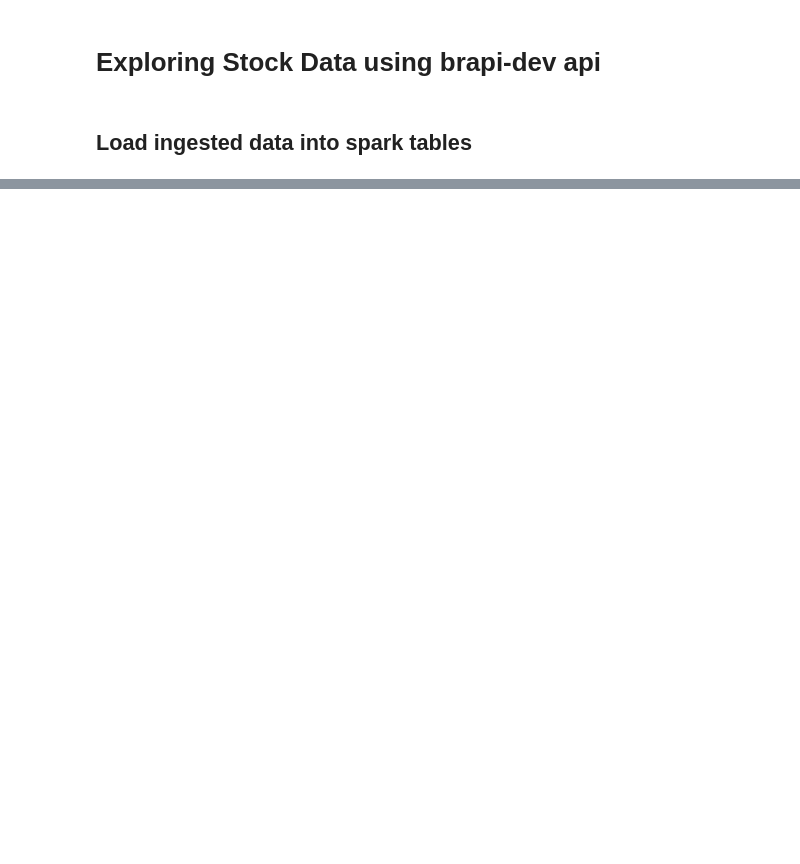
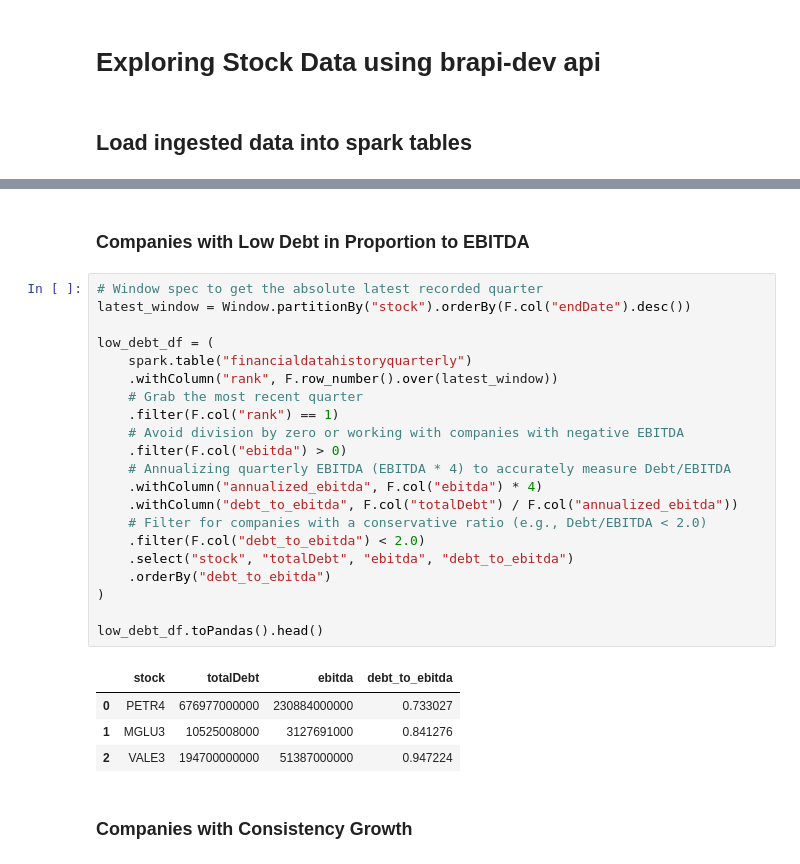
Before and after one commit to Henmachado/brapi_stocks, a Jupyter notebook: data_lake.ipynb, the cells around one changed output, grey strips where cells are left out. Saved outputs shown, nothing was run; the diff lists cells and outputs as text; blank space fills up the shorter version.

```diff
--- a/data_lake.ipynb
+++ b/data_lake.ipynb
@@ -17,0 +52,30 @@ To adjust logging level use sc.setLogLevel(newLevel). For SparkR, use setLogLeve
+# %% [markdown]
+### Companies with Low Debt in Proportion to EBITDA
+# %%
+# Window spec to get the absolute latest recorded quarter
+latest_window = Window.partitionBy("stock").orderBy(F.col("endDate").desc())
+
+low_debt_df = (
+    spark.table("financialdatahistoryquarterly")
+    .withColumn("rank", F.row_number().over(latest_window))
+    # Grab the most recent quarter
+    .filter(F.col("rank") == 1)
+    # Avoid division by zero or working with companies with negative EBITDA
+    .filter(F.col("ebitda") > 0)
+    # Annualizing quarterly EBITDA (EBITDA * 4) to accurately measure Debt/EBITDA
+    .withColumn("annualized_ebitda", F.col("ebitda") * 4)
+    .withColumn("debt_to_ebitda", F.col("totalDebt") / F.col("annualized_ebitda"))
+    # Filter for companies with a conservative ratio (e.g., Debt/EBITDA < 2.0)
+    .filter(F.col("debt_to_ebitda") < 2.0)
+    .select("stock", "totalDebt", "ebitda", "debt_to_ebitda")
+    .orderBy("debt_to_ebitda")
+)
+
+low_debt_df.toPandas().head()
+# %% [output]
+|  | stock | totalDebt | ebitda | debt_to_ebitda |
+| 0 | PETR4 | 676977000000 | 230884000000 | 0.733027 |
+| 1 | MGLU3 | 10525008000 | 3127691000 | 0.841276 |
+| 2 | VALE3 | 194700000000 | 51387000000 | 0.947224 |
+# %% [markdown]
+### Companies with Consistency Growth
```
Also changed, not shown: parts of 19 cells of this notebook.
